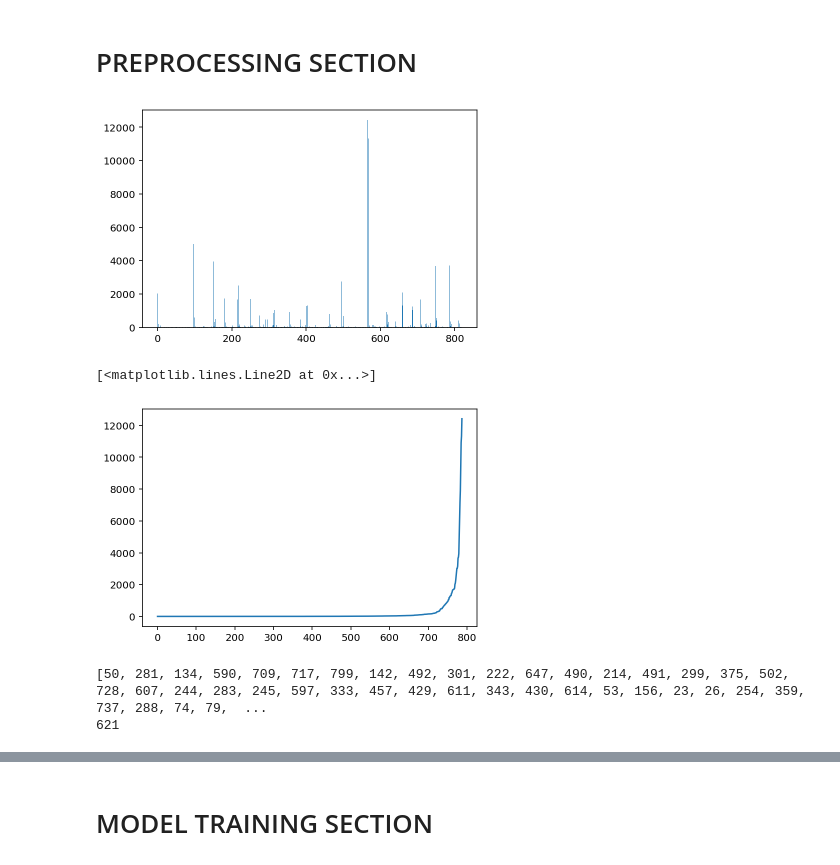
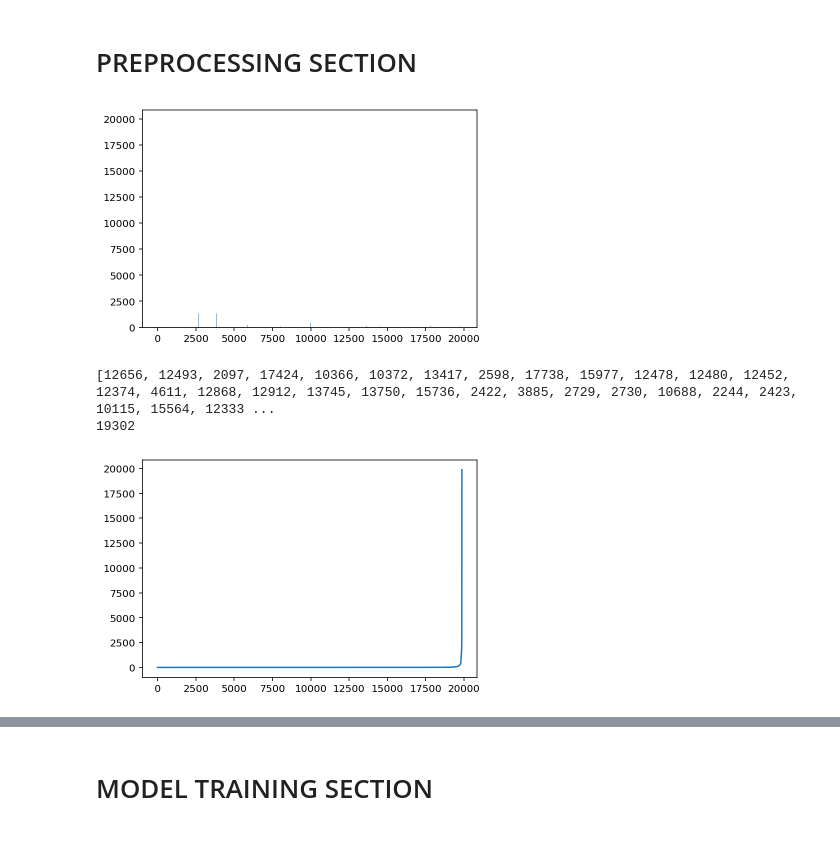
Before and after one commit to darkpanther99/DeepLearningMusicGeneration, a Jupyter notebook: MIDI/BaselineModel/MIDIBaseLine.ipynb, the cells around one changed output, grey strips where cells are left out. Saved outputs shown, nothing was run; the diff lists cells and outputs as text; code cells hidden in the pictures.

Commit message:
MIDI Baseline Model code refactor

```diff
--- a/MIDI/BaselineModel/MIDIBaseLine.ipynb
+++ b/MIDI/BaselineModel/MIDIBaseLine.ipynb
@@ -388,6 +416,4 @@ path = MIDI_PATH
 
 IRON_MAIDEN_INSTRUMENTS = ['Acoustic Guitar', 'Viola', 'Electric Bass', 'Brass', 'Sampler', 'Electric Guitar', 'Piano', 'StringInstrument']
 
-TARGET_INSTRUMENT = 'Electric Bass'
-
-SLICE_LEN = 20
+SLICE_LEN = 10
@@ -494,8 +420,10 @@ for file in tqdm(os.listdir(path), position=0, leave=True):
+# %%
+midiparts = parse_midi_notes_and_durations()
 # %%
 allchords = []
 alldurations = []
 
-#TARGET_INSTRUMENT = 'Electric Guitar'
+TARGET_INSTRUMENT = 'Electric Guitar'
 for i in midiparts:
     if i.instrument == TARGET_INSTRUMENT:
         if len(i.chords)>0 :
@@ -544,15 +467 @@ for c in allchords:
-# %%
-restkeysvalues = []
-for j in mapper.keys():
-    if ( 'rest' in j):
-        restkeysvalues.append(mapper[j])
-
-cleared_encoded_data=[]
-
-
-for i in encoded_data:
-    if most_frequent(i) not in restkeysvalues:
-        cleared_encoded_data.append(i)
-    else:
-        pass
 # %%
@@ -576,34 +502,34 @@ input, output = parse_everything_together(cleared_encoded_data, SLICE_LEN)
 # %%
 import matplotlib.pyplot as plt
 from collections import Counter
 
 outputcnt = Counter(output)
 plt.bar(outputcnt.keys(), outputcnt.values())
 plt.show()
 
 function_like_array=[]
 for val in outputcnt.values():
     function_like_array.append(val)
 
 function_like_array.sort()
 plt.plot(function_like_array)
+
+
+
+outliers = []
+OUTLIER_CONSTANT = 40
+
+for i in outputcnt.keys():
+    if outputcnt[i] < OUTLIER_CONSTANT:
+        outliers.append(i)
+
+print(outliers)
+print(len(outliers))
 # %% [output]
-[figure, old version]
+[figure, new version]
-[<matplotlib.lines.Line2D at 0x...>]
+[12656, 12493, 2097, 17424, 10366, 10372, 13417, 2598, 17738, 15977, 12478, 12480, 12452, 12374, 4611, 12868, 12912, 13745, 13750, 15736, 2422, 3885, 2729, 2730, 10688, 2244, 2423, 10115, 15564, 12333 ...
+19302
-[figure, old version]
+[figure, new version]
-# %%
-
-outliers = []
-
-for i in outputcnt.keys():
-    if outputcnt[i] < 40:
-        outliers.append(i)
-
-print(outliers)
-print(len(outliers))
-# %% [output]
-[50, 281, 134, 590, 709, 717, 799, 142, 492, 301, 222, 647, 490, 214, 491, 299, 375, 502, 728, 607, 244, 283, 245, 597, 333, 457, 429, 611, 343, 430, 614, 53, 156, 23, 26, 254, 359, 737, 288, 74, 79,  ...
-621
 # %%
 #Because I don't want to mess up my inputs and outputs, I test their lengths before and after the outlier filtering.
 assert(len(input) == len(output))
```
Also changed, not shown: parts of 25 cells of this notebook.
